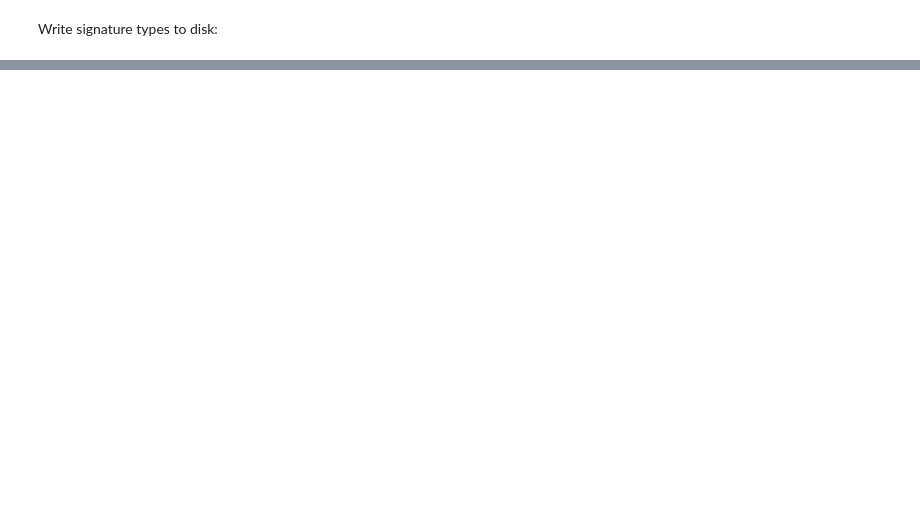
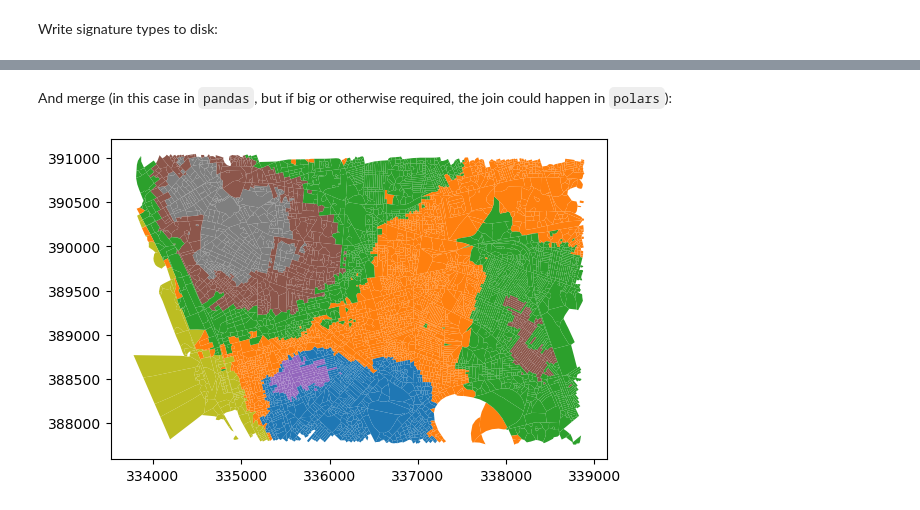
Before and after one commit to urbangrammarai/signatures_gb, a Jupyter notebook: geochunk_n_repartition.ipynb, the cells around one changed output, grey strips where cells are left out. Cells and saved outputs as stored; diff of their text form; code cells hidden in the pictures; blank space fills up the shorter version.

```diff
--- a/geochunk_n_repartition.ipynb
+++ b/geochunk_n_repartition.ipynb
@@ -162,0 +250,8 @@ ss_check = ddf.concat(
+# %%
+%%time
+
+geop = dask_geopandas.read_parquet('../et_cells_geopack/et_cells_geopacked/')
+liv_etc = (
+    geop
+    [geop.within(liv.to_crs(geop.crs).geometry[0])]
+).compute()
@@ -162,0 +263,10 @@ ss_check = ddf.concat(
+# %%
+%%time
+
+liv_ss = (
+    pl.DataFrame(liv_etc[['hindex']])
+    .lazy()
+    .join(pl.scan_parquet('../et_cells_geopack/signature_type/'), on='hindex', how='left')
+    .collect()
+    .to_pandas()
+)
@@ -162,0 +276,10 @@ ss_check = ddf.concat(
+# %% [markdown]
+And merge (in this case in `pandas`, but if big or otherwise required, the join could happen in `polars`):
+# %%
+(
+    liv_etc
+    .join(liv_ss.set_index('hindex'), on='hindex')
+    .plot(column='signature_type', categorical=True)
+);
+# %% [output]
+[figure, added]
```
Also changed, not shown: parts of 30 cells of this notebook.
